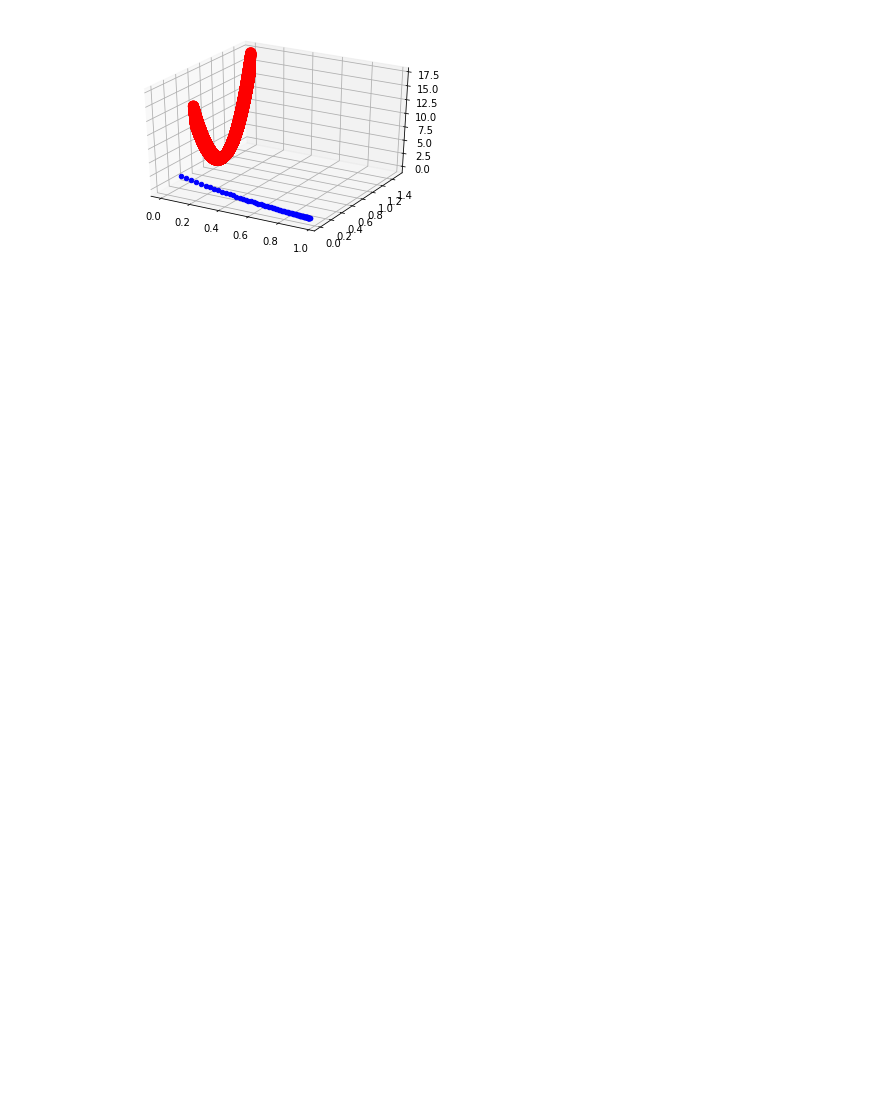
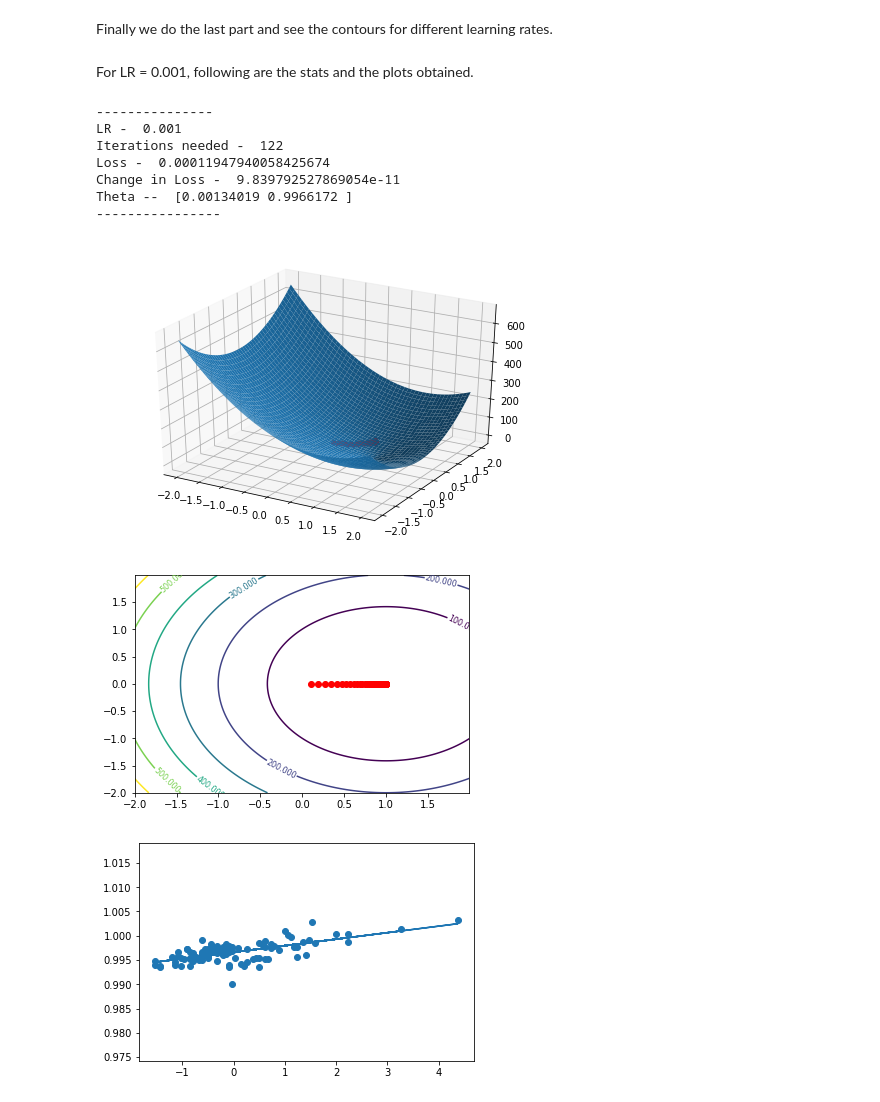
Before and after one commit to madhurcodes/ML_Assignments, a Jupyter notebook: Ass1/Q1.ipynb, the cells around one changed output. Saved outputs shown, nothing was run; the diff lists cells and outputs as text; code cells hidden in the pictures; blank space fills up the shorter version.

```diff
--- a/Ass1/Q1.ipynb
+++ b/Ass1/Q1.ipynb
@@ -101,22 +91,57 @@ for t1 in np.arange(0,0.01,0.0001):
-# %%
-from mpl_toolkits.mplot3d import Axes3D
-
-ax = plt.gca(projection="3d")
-
-ax.scatter(x,y,z, c='r',s=100)
-
-while np.abs(ch_loss) > 0.0000001:
-    diff = wine_y - np.matmul(wine_x,theta)
-    loss = 0.5 * np.matmul(diff.T,diff)
-    theta = theta + lr * np.matmul(wine_x.T,diff)
-    itera+=1
-    diff = wine_y - np.matmul(wine_x,theta)
-    loss_new = 0.5 * np.matmul(diff.T,diff) # can be commented out
-    ch_loss = loss - loss_new
-    if itera % 1000 == 0:
-        ax.scatter([theta[1]],[theta[0]],[loss],color='blue')
-
-
-# ax.plot(x,y,z, color='r')
-# %% [output]
-[figure, removed]
+# %% [markdown]
+Finally we do the last part and see the contours for different learning rates.
+# %%
+def perform(lr):
+    theta  = np.asarray([0,0]) # theta_1,theta_0
+    diff = wine_y - np.matmul(wine_x,theta)
+    loss = 0.5 * np.matmul(diff.T,diff)
+    ch_loss = 2
+    itera = 1
+
+    fig_1 = plt.figure()
+    ax_1 = Axes3D(fig_1)
+    surf_1 = ax_1.plot_surface(theta_0, theta_1, cost)
+#     ax_1.text(0.7,0.1,0.3,"LR = "+str(lr),fontsize=16)
+    fig_2 = plt.figure()
+    ax_2 = fig_2.add_subplot(111)
+    CS = ax_2.contour(theta_0, theta_1, cost)
+    ax_2.clabel(CS, inline=1, inline_spacing=0, fontsize=8)
+#     ax_2.text(0.7,0.1,"LR = "+str(lr),fontsize=16)
+    while np.abs(ch_loss) > 1e-10:
+
+        diff = wine_y - np.matmul(wine_x,theta)
+        loss = 0.5 * np.matmul(diff.T,diff)
+        theta = theta + lr * np.matmul(wine_x.T,diff)
+        itera+=1
+        diff = wine_y - np.matmul(wine_x,theta)
+        loss_new = 0.5 * np.matmul(diff.T,diff) # can be commented out
+        ch_loss = loss - loss_new
+        ax_1.scatter(theta[1],theta[0],compute_cost(theta[1],theta[0]),c="r")
+        ax_2.scatter(theta[1],theta[0],c="r")
+    print("---------------")
+    print("LR - ",lr)
+    print("Iterations needed - ", itera)
+    print("Loss - ",loss_new)
+    print("Change in Loss - ",ch_loss)
+    print("Theta -- ", theta)
+    print("----------------")
+    fig_3 =  plt.figure()
+    ax_3 = fig_3.add_subplot(111)
+    ax_3.scatter(wine_x.T[0],wine_y)
+#     ax_3.text(0.7,0.1,"LR = "+str(lr),fontsize=16)
+    ax_3.plot(wine_x.T[0],theta[1] + theta[0]*wine_x.T[0])
+# %% [markdown]
+For LR  = 0.001, following are the stats and the  plots obtained.
+# %%
+perform(0.001)
+# %% [output]
+---------------
+LR -  0.001
+Iterations needed -  122
+Loss -  0.00011947940058425674
+Change in Loss -  9.839792527869054e-11
+Theta --  [0.00134019 0.9966172 ]
+----------------
+[figure, added]
+[figure, added]
+[figure, added]
```
Also changed, not shown: parts of 20 cells of this notebook, 7 other files.
